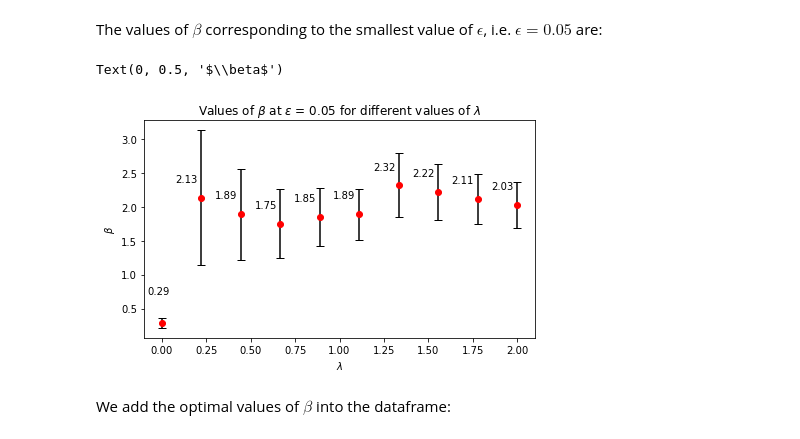
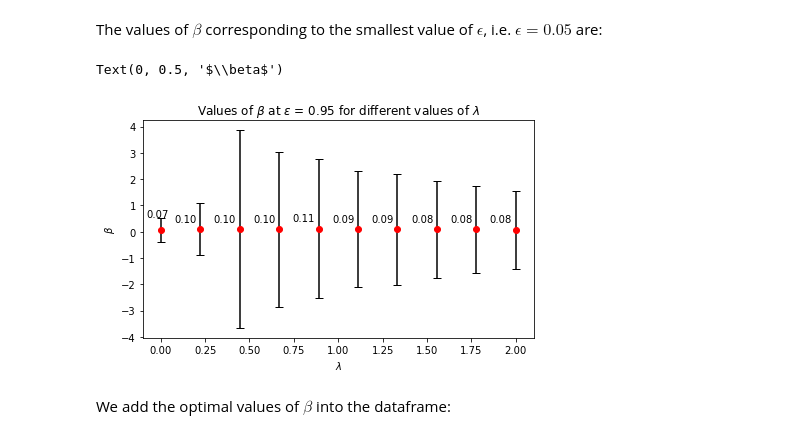
Before and after one commit to ownzonefeng/Network-deployment-challenge, a Jupyter notebook: notebook_Jon.ipynb, the cells around one changed output. Cells and saved outputs as stored; diff of their text form; code cells hidden in the pictures.

```diff
--- a/notebook_Jon.ipynb
+++ b/notebook_Jon.ipynb
@@ -263,15 +279,15 @@ optimal_betas_df = get_optimal_betas_df(lambda_vec, epsilon_vec, lambda_arrays_l
 ### Generative model $G_2$
 # %%
 generator_class = G2
-n_iterations = 1000
+n_iterations = 10000
 lambda_vec = np.linspace(0, 2, 10)
 # %%
-n_beta_iterations = 50
+n_beta_iterations = 100
 beta_vec_list = []
 epsilon_vec = np.linspace(0.05, 0.95, 10)
 lambda_arrays_list = []
-for lambda_ in lambda_vec:
-    print(f"Compute for lambda = {lambda_}")
+for lambda_ in tqdm(lambda_vec):
+    print(f"Compute for lambda = {lambda_:.2f}")
     for i in range(n_beta_iterations):
         bo = BetaOptimizer(generator_class, lambda_, N, n_iterations, verbose=False)
         bo.run()
@@ -291,0 +310,9 @@ Compute for lambda = 2.0
+# %%
+fig, ax = plt.subplots(figsize=(10, 10))
+ax.set_title(r"Estimates of $\beta$ w.r.t. $\epsilon$ (the fraction of time spent in global minimum) "\
+             r"for different values of $\lambda$ and for model $\mathcal{G}_2$")
+for i, lambda_array in enumerate(lambda_arrays_list):
+    ax.plot(epsilon_vec, np.median(lambda_array, axis=0), label=f"{lambda_vec[i]:.2f}")
+ax.set_xlabel(r'$\epsilon$')
+ax.set_ylabel(r'$\beta$')
+plt.legend()
@@ -304,28 +334,29 @@ plt.legend()
 # %% [markdown]
 The values of $\beta$ corresponding to the smallest value of $\epsilon$, i.e. $\epsilon = 0.05$ are:
 # %%
-initials_beta = [lambda_array[:, 0].mean() for lambda_array in lambda_arrays_list]
-initial_betas_se = [compute_se(lambda_array)[0] for lambda_array in lambda_arrays_list]
+initials_beta = [np.median(lambda_array[:, -1]) for lambda_array in lambda_arrays_list]
+# initials_beta = [lambda_array[:, 0].mean() for lambda_array in lambda_arrays_list]
+initial_betas_se = [compute_se(lambda_array)[-1] for lambda_array in lambda_arrays_list]
 # %%
 fig, ax = plt.subplots(figsize=(7, 4))
-ax.set_title(r"Values of $\beta$ at $\epsilon$ = 0.05 for different values of $\lambda$")
+ax.set_title(r"Values of $\beta$ at $\epsilon$ = 0.95 for different values of $\lambda$")
 ax.errorbar(lambda_vec, initials_beta, yerr=initial_betas_se, linestyle='',
              ecolor='k', capsize=4, marker='o', mfc='r', mec='r')
 # Annotate with beta values
 x_offset = -0.02
 y_offset = 0.2
 for i, (lambda_, beta) in enumerate(zip(lambda_vec, initials_beta)):
     if i == 0:
         ax.annotate(f"{beta:.2f}", (lambda_ + x_offset, beta + 0.4),
                      ha='center', va='bottom')
     else:
         ax.annotate(f"{beta:.2f}", (lambda_ + x_offset, beta + y_offset),
                      ha='right', va='bottom')
 ax.set_xlabel(r'$\lambda$')
 ax.set_ylabel(r'$\beta$')
 # %% [output]
 Text(0, 0.5, '$\\beta$')
-[figure, old version]
+[figure, new version]
 # %% [markdown]
 We add the optimal values of $\beta$ into the dataframe:
 # %%
```
Also changed, not shown: parts of 30 cells of this notebook, 1 other file.
